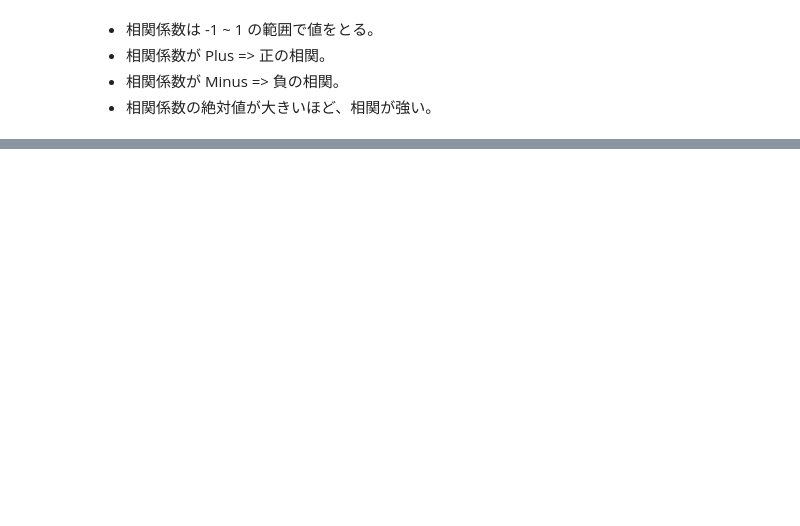
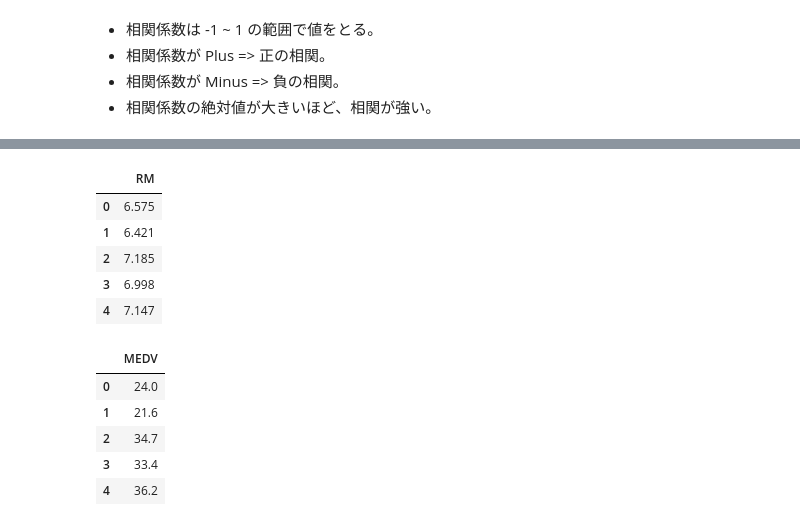
Before and after one commit to 1024xx4/ai_model_building_100, a Jupyter notebook: section04/section04.ipynb, the cells around one changed output, grey strips where cells are left out. Cells and saved outputs as stored; diff of their text form; code cells hidden in the pictures; blank space fills up the shorter version.

```diff
--- a/section04/section04.ipynb
+++ b/section04/section04.ipynb
@@ -138,0 +148,22 @@ plt.show()
+# %%
+from IPython.display import display
+
+# 説明変数・目的変数の分割
+X = df[['RM']]
+y = df[['MEDV']]
+
+display(X.head())
+display(y.head())
+# %% [output]
+|  | RM |
+| 0 | 6.575 |
+| 1 | 6.421 |
+| 2 | 7.185 |
+| 3 | 6.998 |
+| 4 | 7.147 |
+|  | MEDV |
+| 0 | 24.0 |
+| 1 | 21.6 |
+| 2 | 34.7 |
+| 3 | 33.4 |
+| 4 | 36.2 |
```
Also changed, not shown: parts of 5 cells of this notebook.
